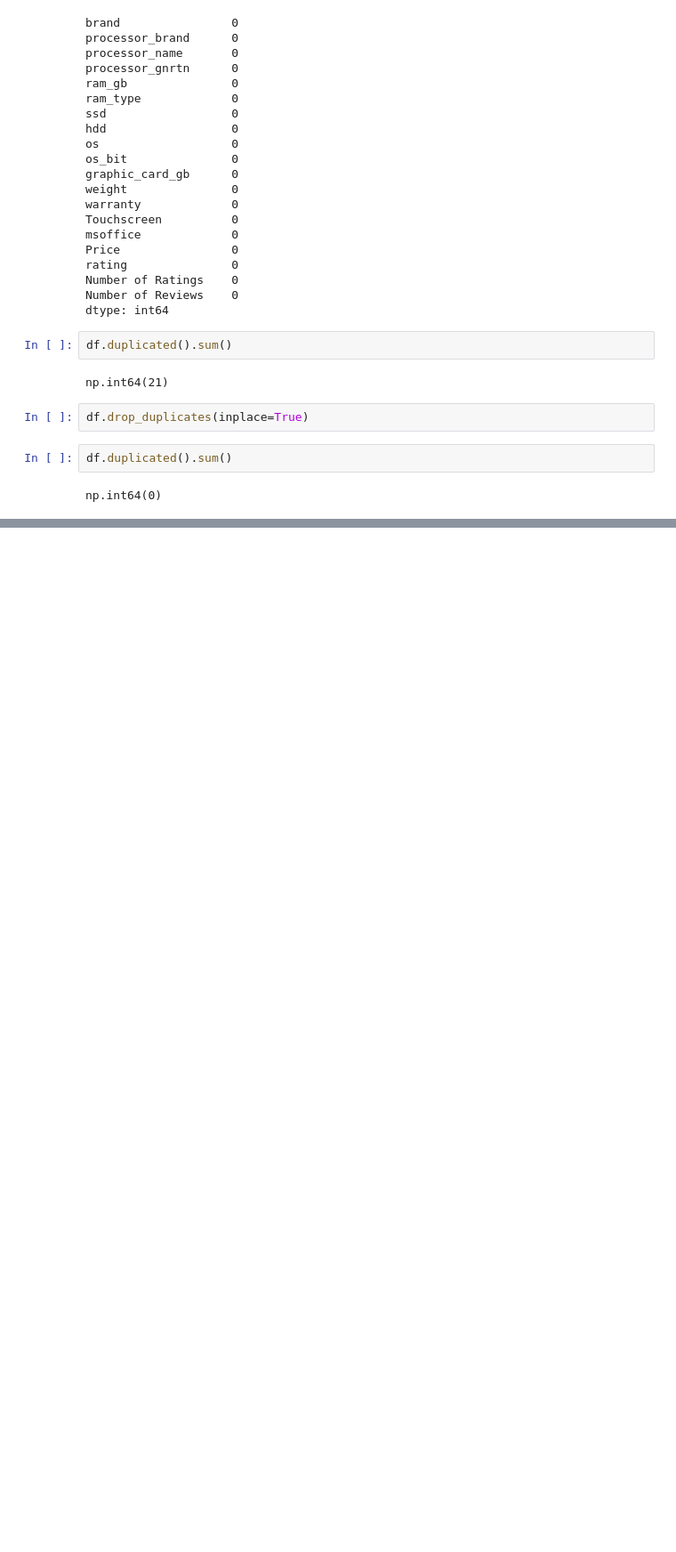
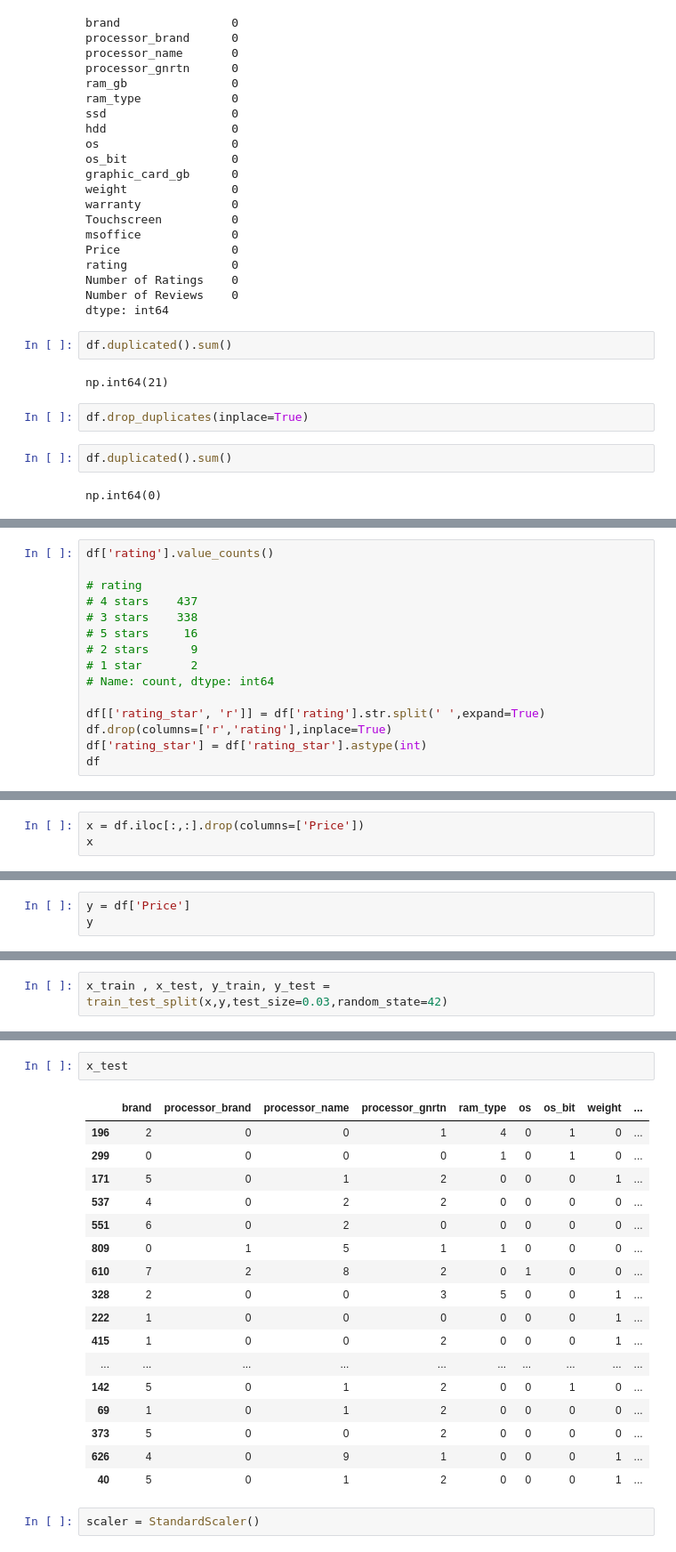
Before and after one commit to varunsingh034/Laptop-Priced-Predictions-, a Jupyter notebook: laptop_price.ipynb, the cells around one changed output, grey strips where cells are left out. Shown at 89% size. Cells and saved outputs as stored; diff of their text form; blank space fills up the shorter version.

Commit message:
trained model

```diff
--- a/laptop_price.ipynb
+++ b/laptop_price.ipynb
@@ -147,0 +592,15 @@ Name: count, dtype: int64
+# %%
+df['rating'].value_counts()
+
+# rating
+# 4 stars    437
+# 3 stars    338
+# 5 stars     16
+# 2 stars      9
+# 1 star       2
+# Name: count, dtype: int64
+
+df[['rating_star', 'r']] = df['rating'].str.split(' ',expand=True)
+df.drop(columns=['r','rating'],inplace=True)
+df['rating_star'] = df['rating_star'].astype(int)
+df
@@ -147,0 +621,3 @@ Name: count, dtype: int64
+# %%
+x = df.iloc[:,:].drop(columns=['Price'])
+x
@@ -147,0 +638,3 @@ Name: count, dtype: int64
+# %%
+y = df['Price']
+y
@@ -147,0 +654,2 @@ Name: count, dtype: int64
+# %%
+x_train , x_test, y_train, y_test = train_test_split(x,y,test_size=0.03,random_state=42)
@@ -147,0 +672,22 @@ Name: count, dtype: int64
+# %%
+x_test
+# %% [output]
+|  | brand | processor_brand | processor_name | processor_gnrtn | ram_type | os | os_bit | weight | ... |
+| 196 | 2 | 0 | 0 | 1 | 4 | 0 | 1 | 0 | ... |
+| 299 | 0 | 0 | 0 | 0 | 1 | 0 | 1 | 0 | ... |
+| 171 | 5 | 0 | 1 | 2 | 0 | 0 | 0 | 1 | ... |
+| 537 | 4 | 0 | 2 | 2 | 0 | 0 | 0 | 0 | ... |
+| 551 | 6 | 0 | 2 | 0 | 0 | 0 | 0 | 0 | ... |
+| 809 | 0 | 1 | 5 | 1 | 1 | 0 | 0 | 0 | ... |
+| 610 | 7 | 2 | 8 | 2 | 0 | 1 | 0 | 0 | ... |
+| 328 | 2 | 0 | 0 | 3 | 5 | 0 | 0 | 1 | ... |
+| 222 | 1 | 0 | 0 | 0 | 0 | 0 | 0 | 1 | ... |
+| 415 | 1 | 0 | 0 | 2 | 0 | 0 | 0 | 1 | ... |
+| ... | ... | ... | ... | ... | ... | ... | ... | ... | ... |
+| 142 | 5 | 0 | 1 | 2 | 0 | 0 | 1 | 0 | ... |
+| 69 | 1 | 0 | 1 | 2 | 0 | 0 | 0 | 0 | ... |
+| 373 | 5 | 0 | 0 | 2 | 0 | 0 | 0 | 0 | ... |
+| 626 | 4 | 0 | 9 | 1 | 0 | 0 | 0 | 1 | ... |
+| 40 | 5 | 0 | 1 | 2 | 0 | 0 | 0 | 1 | ... |
+# %%
+scaler = StandardScaler()
```
Also changed, not shown: parts of 28 cells of this notebook, 1 other file.
